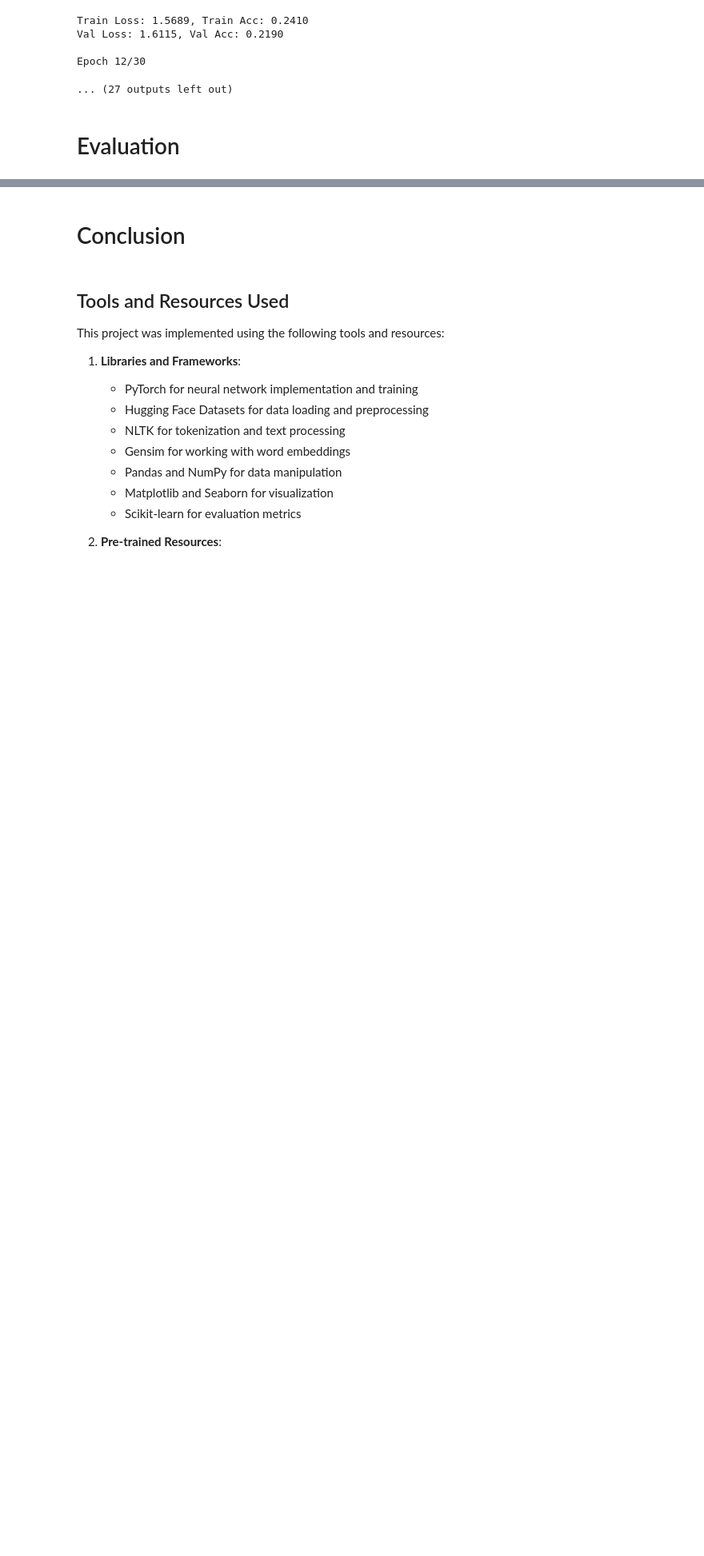
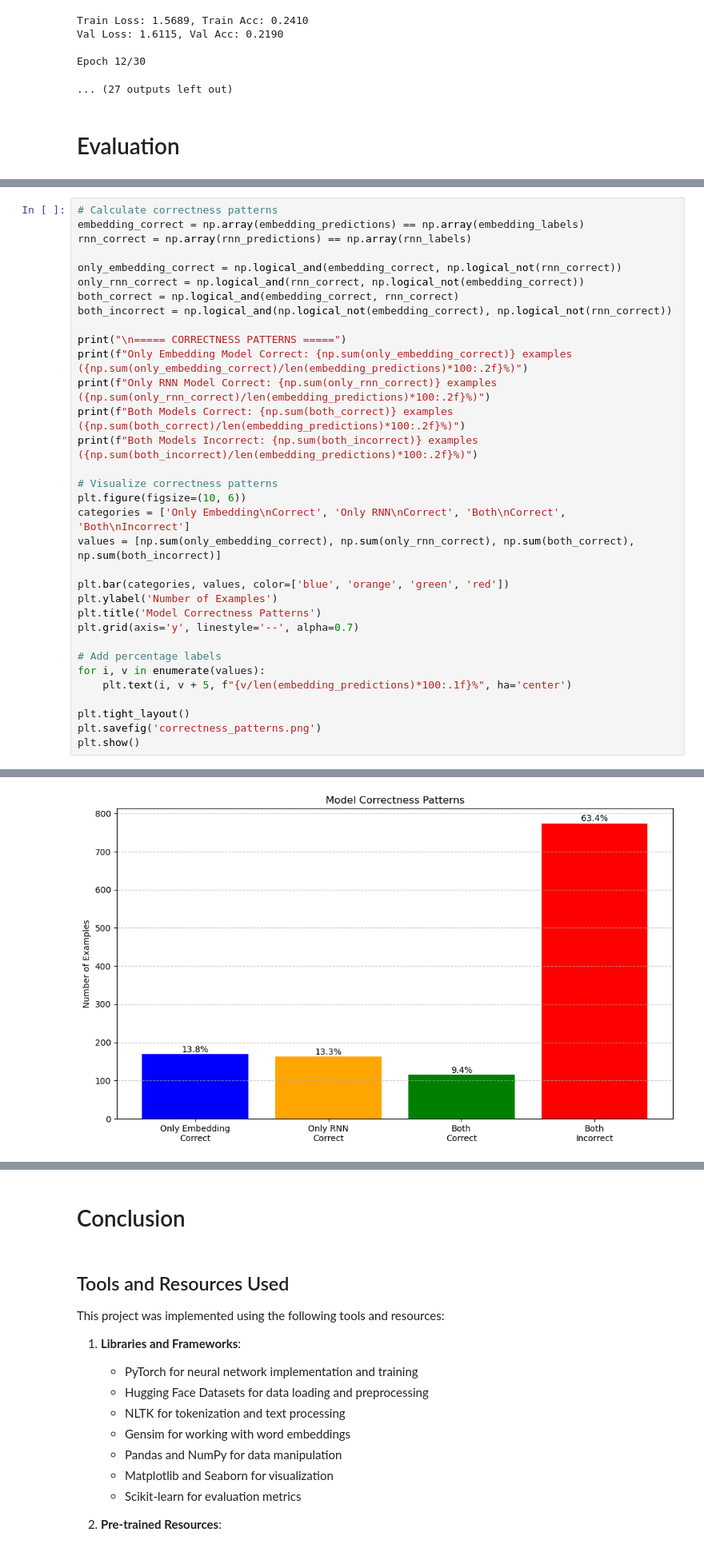
Before and after one commit to NevinJulian/HSLU.NLP, a Jupyter notebook: course_project/project_1.ipynb, the cells around one changed output, grey strips where cells are left out. Shown at 80% size. Drawn from its saved outputs; the diff is of its cells as text; blank space fills up the shorter version.

```diff
--- a/course_project/project_1.ipynb
+++ b/course_project/project_1.ipynb
@@ -2004,0 +2299,34 @@ These insights provide direction for future improvements beyond simple architect
+# %%
+# Calculate correctness patterns
+embedding_correct = np.array(embedding_predictions) == np.array(embedding_labels)
+rnn_correct = np.array(rnn_predictions) == np.array(rnn_labels)
+
+only_embedding_correct = np.logical_and(embedding_correct, np.logical_not(rnn_correct))
+only_rnn_correct = np.logical_and(rnn_correct, np.logical_not(embedding_correct))
+both_correct = np.logical_and(embedding_correct, rnn_correct)
+both_incorrect = np.logical_and(np.logical_not(embedding_correct), np.logical_not(rnn_correct))
+
+print("\n===== CORRECTNESS PATTERNS =====")
+print(f"Only Embedding Model Correct: {np.sum(only_embedding_correct)} examples ({np.sum(only_embedding_correct)/len(embedding_predictions)*100:.2f}%)")
+print(f"Only RNN Model Correct: {np.sum(only_rnn_correct)} examples ({np.sum(only_rnn_correct)/len(embedding_predictions)*100:.2f}%)")
+print(f"Both Models Correct: {np.sum(both_correct)} examples ({np.sum(both_correct)/len(embedding_predictions)*100:.2f}%)")
+print(f"Both Models Incorrect: {np.sum(both_incorrect)} examples ({np.sum(both_incorrect)/len(embedding_predictions)*100:.2f}%)")
+
+# Visualize correctness patterns
+plt.figure(figsize=(10, 6))
+categories = ['Only Embedding\nCorrect', 'Only RNN\nCorrect', 'Both\nCorrect', 'Both\nIncorrect']
+values = [np.sum(only_embedding_correct), np.sum(only_rnn_correct), np.sum(both_correct), np.sum(both_incorrect)]
+
+plt.bar(categories, values, color=['blue', 'orange', 'green', 'red'])
+plt.ylabel('Number of Examples')
+plt.title('Model Correctness Patterns')
+plt.grid(axis='y', linestyle='--', alpha=0.7)
+
+# Add percentage labels
+for i, v in enumerate(values):
+    plt.text(i, v + 5, f"{v/len(embedding_predictions)*100:.1f}%", ha='center')
+
+plt.tight_layout()
+plt.savefig('correctness_patterns.png')
+plt.show()
+# %% [output]
@@ -2004,0 +2338 @@ These insights provide direction for future improvements beyond simple architect
+[figure, added]
```
Also changed, not shown: parts of 25 cells of this notebook, 4 other files.
